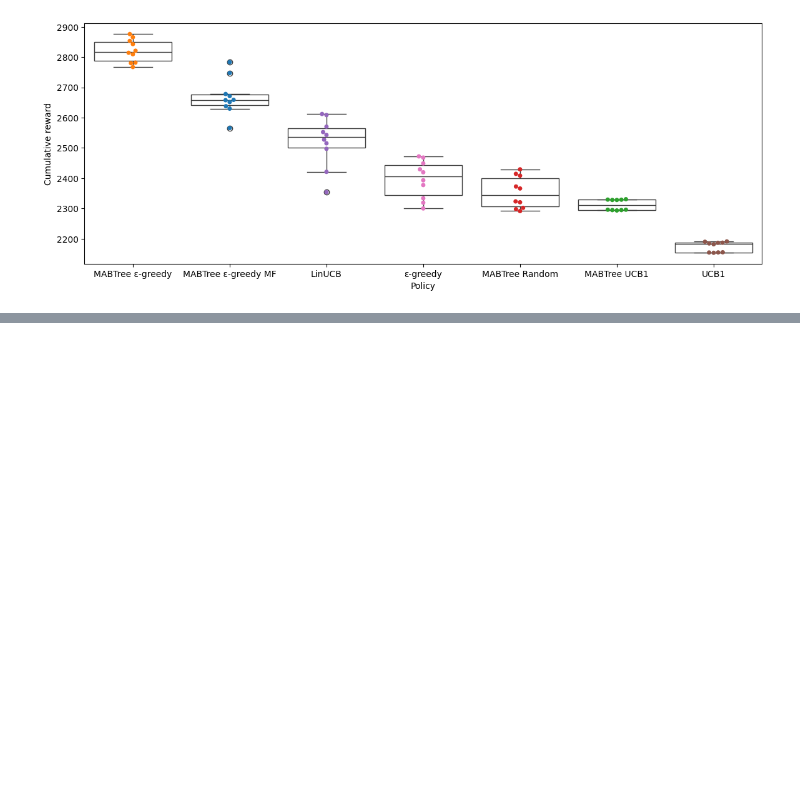
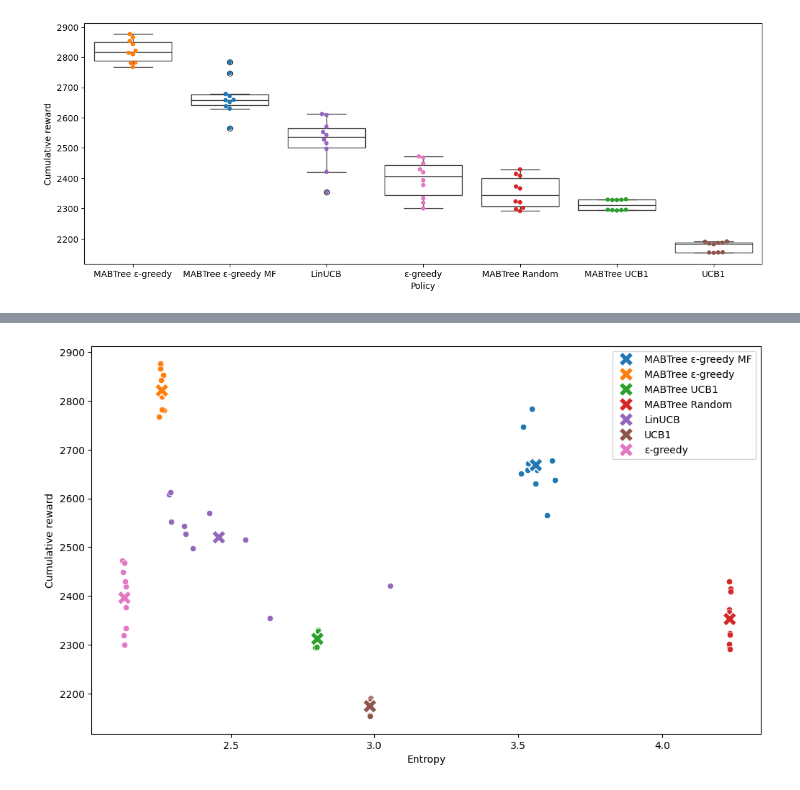
Before and after one commit to rik1599/recsys4good, a Jupyter notebook: evaluate.ipynb, the cells around one changed output, grey strips where cells are left out. Drawn from its saved outputs; the diff is of its cells as text; code cells hidden in the pictures; blank space fills up the shorter version.

```diff
--- a/evaluate.ipynb
+++ b/evaluate.ipynb
@@ -2,12 +2,12 @@
 from matplotlib import pyplot as plt
 import pandas as pd
 
-df = pd.concat((
+df_rewards = pd.concat((
     pd.read_csv('./out/mabtree_rewards.csv', index_col=[0, 1]),
     pd.read_csv('./out/baseline_rewards.csv', index_col=[0, 1]),
 ))
 
-df
+df_rewards
 # %% [output]
 |  |  | reward | reward.1 | reward.2 | reward.3 | reward.4 | reward.5 | reward.6 | reward.7 | reward.8 | ... |
 |  | createdAt |  |  |  |  |  |  |  |  |  | ... |
@@ -46,13 +45,12 @@ plt.show()
 [figure]
 # %%
 import seaborn as sns
-lasted = df.groupby(level=0, sort=False).last().T
-rank = lasted.median().sort_values(ascending=False).index
+final_cumulative_reward = df_rewards.groupby(level=0, sort=False).last().T
+rank = final_cumulative_reward.median().sort_values(ascending=False).index
 
 plt.figure(figsize=(14, 5))
-sns.boxplot(data=lasted, color='white', order=rank)
-sns.swarmplot(data=lasted)
-#plt.title('Cumulated reward distribution at 2024-11-30')
+sns.boxplot(data=final_cumulative_reward, color='white', order=rank)
+sns.swarmplot(data=final_cumulative_reward)
 plt.ylabel('Cumulative reward')
 plt.xlabel('Policy')
 plt.savefig('./out/cumulative_reward_2.pdf', format='pdf')
@@ -93,0 +60,3 @@ styled
+# %%
+final_cumulative_reward = final_cumulative_reward.reset_index(drop=True)
+final_cumulative_reward
@@ -93,0 +138,12 @@ styled
+# %%
+ax = plt.figure(figsize=(12, 7)).gca()
+for x, y in zip(df_entropy, final_cumulative_reward):
+    sns.scatterplot(x=df_entropy[x], y=final_cumulative_reward[y], ax=ax)
+sns.scatterplot(x=df_entropy.mean(axis=0), y=final_cumulative_reward.mean(axis=0), hue=df_entropy.columns, s=200, marker='X', ax=ax)
+
+plt.xlabel('Entropy')
+plt.ylabel('Cumulative reward')
+plt.legend()
+plt.show()
+# %% [output]
+[figure, added]
```
Also changed, not shown: parts of 8 cells of this notebook, 9 other files.
